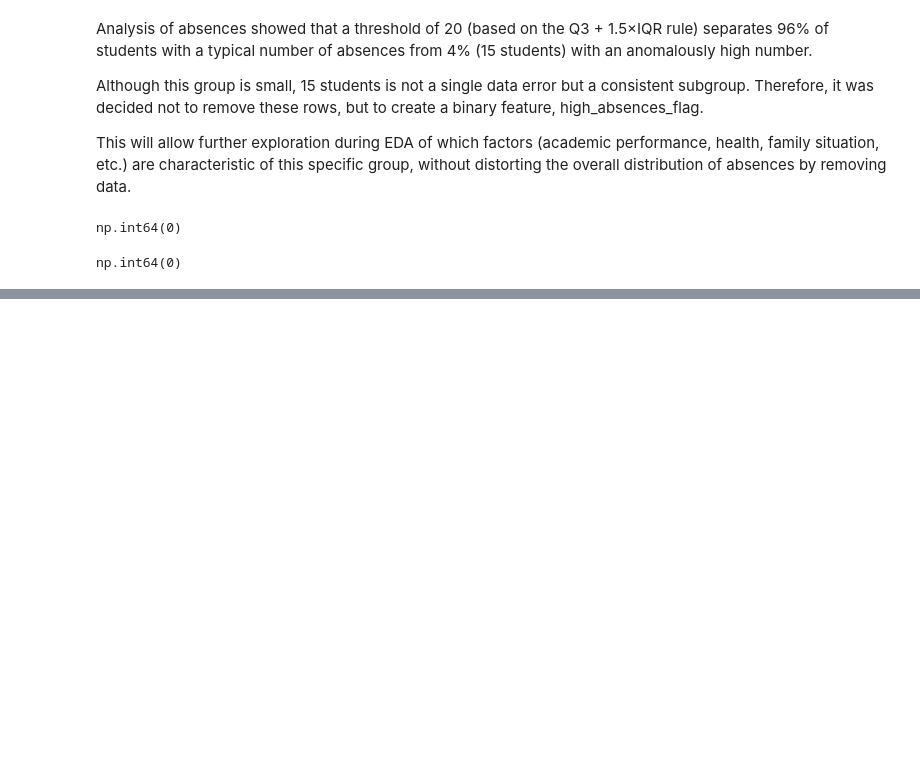
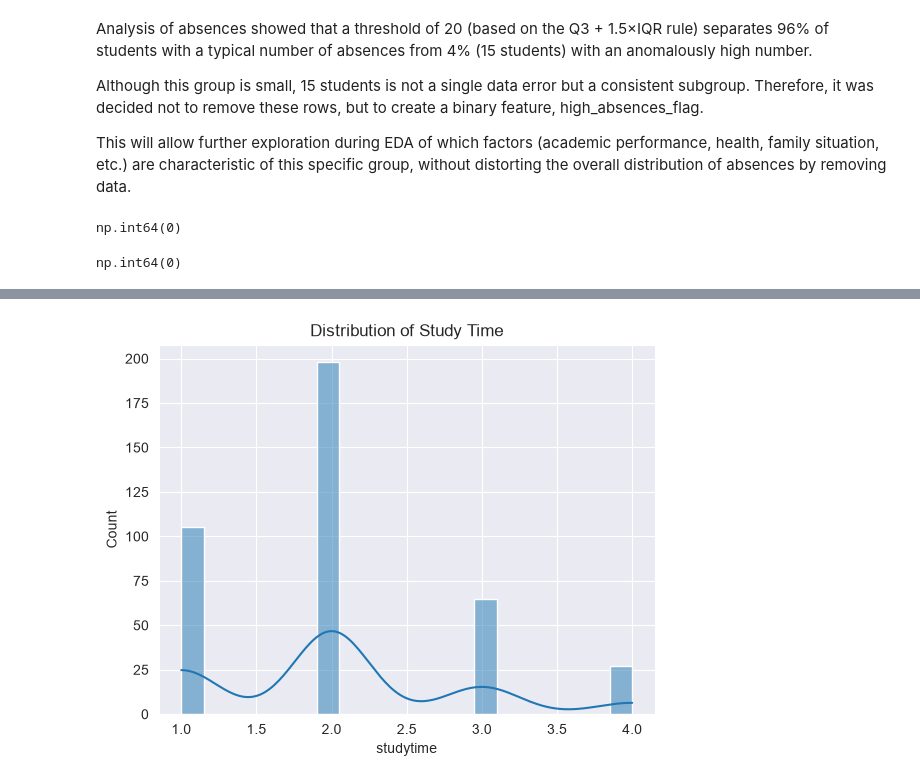
Before and after one commit to Yan-Pasichnyi/student-performance-analysis, a Jupyter notebook: notebooks/analasis.ipynb, the cells around one changed output, grey strips where cells are left out. Drawn from its saved outputs; the diff is of its cells as text; code cells hidden in the pictures; blank space fills up the shorter version.

```diff
--- a/notebooks/analasis.ipynb
+++ b/notebooks/analasis.ipynb
@@ -263,0 +284,6 @@ student_data.to_csv('../data/processed/cleaned.csv', index=False)
+# %%
+sns.histplot(data=student_data, x='studytime', bins=20, kde=True)
+plt.title('Distribution of Study Time')
+plt.show()
+# %% [output]
+[figure, added]
```
Also changed, not shown: parts of 28 cells of this notebook, 2 other files.
